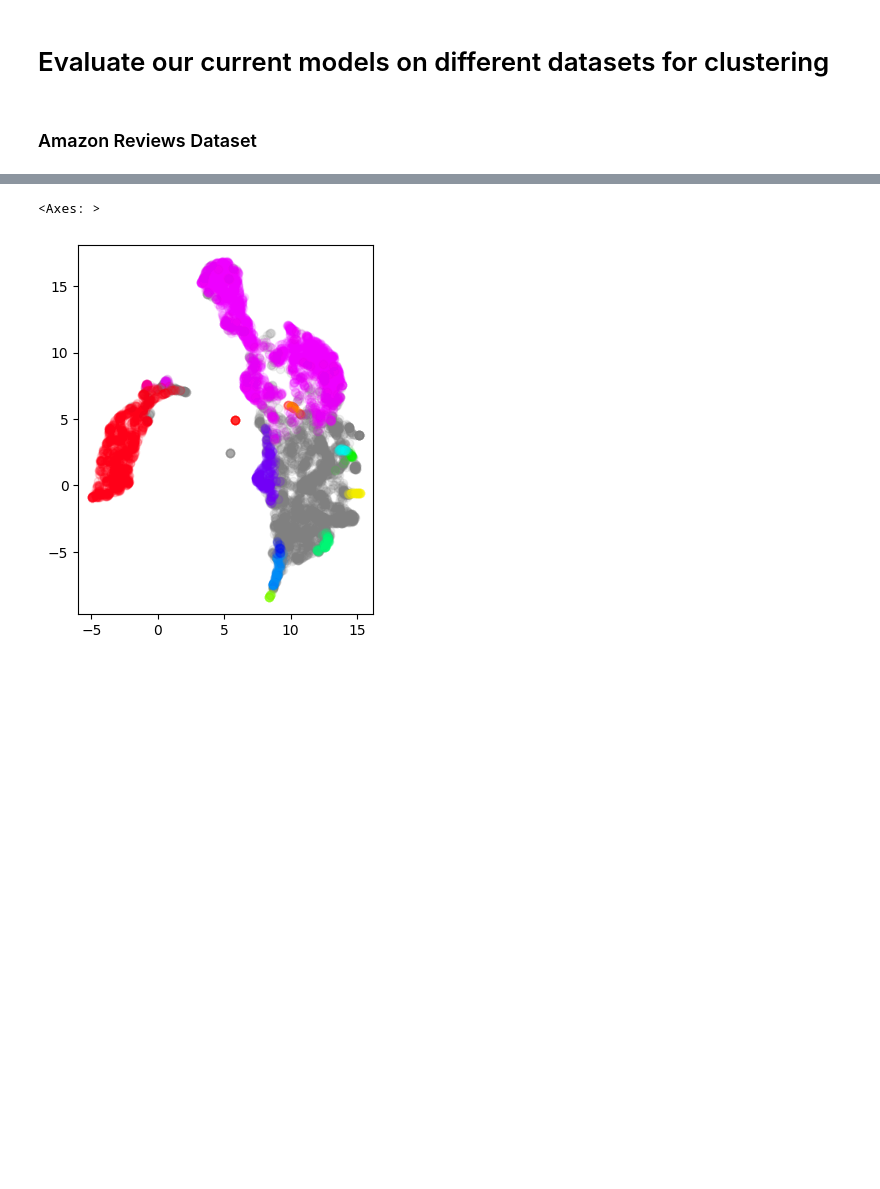
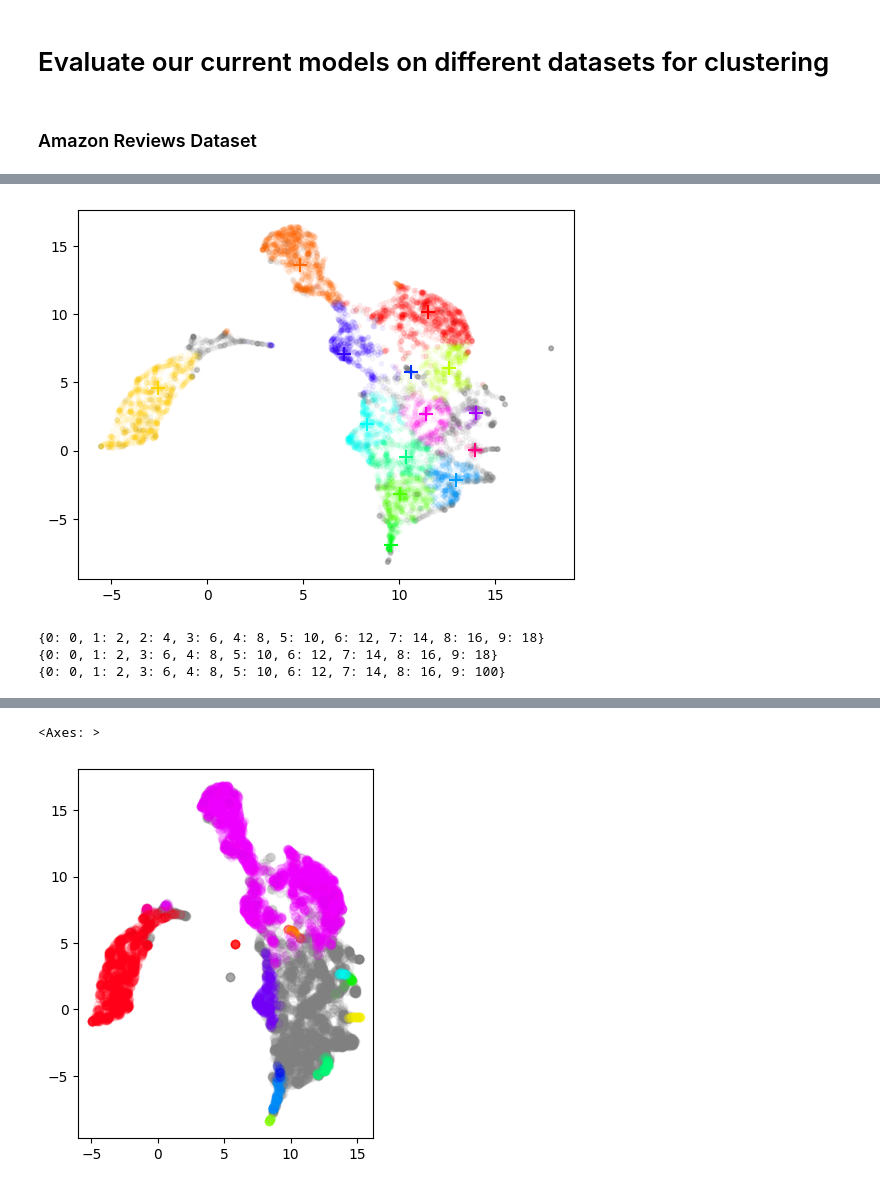
Before and after one commit to CayJoBla/ReducedEncoders, a Jupyter notebook: clustering.ipynb, the cells around one changed output, grey strips where cells are left out. Drawn from its saved outputs; the diff is of its cells as text; code cells hidden in the pictures; blank space fills up the shorter version.

```diff
--- a/clustering.ipynb
+++ b/clustering.ipynb
@@ -54,0 +306,26 @@ Counts: [5129   75   20   34   32 1369   45   36   87   34   23   45   32  173
+# %%
+clusterer = DenStreamAnalyze(
+    decaying_factor=0.25,
+    beta=0.75,
+    mu=2.,
+    epsilon=1.,
+    n_samples_init=250,
+    stream_speed=250,
+)
+X = embeddings["reduced"].numpy()[:10000]
+reduction = UMAP(n_components=2).fit(X)
+
+animation(clusterer, X, reduction, interval=2).save("denstream.mp4", writer="ffmpeg")
+# %% [output]
+[figure, added]
+# %%
+temp: dict[int, int] = {i:2*i for i in range(10)}   # Dictionary of values
+print(temp)
+del temp[2]                         # When deleting, the length is decremented
+print(temp)
+temp[len(temp)] = 100               # Then, when assigning again, the length is equal to an old key, and that value is overwritten
+print(temp)                         # See, the value for key 9 is now 100, and the 18 is lost
+# %% [output]
+{0: 0, 1: 2, 2: 4, 3: 6, 4: 8, 5: 10, 6: 12, 7: 14, 8: 16, 9: 18}
+{0: 0, 1: 2, 3: 6, 4: 8, 5: 10, 6: 12, 7: 14, 8: 16, 9: 18}
+{0: 0, 1: 2, 3: 6, 4: 8, 5: 10, 6: 12, 7: 14, 8: 16, 9: 100}
```
Also changed, not shown: parts of 23 cells of this notebook, 3 other files.
